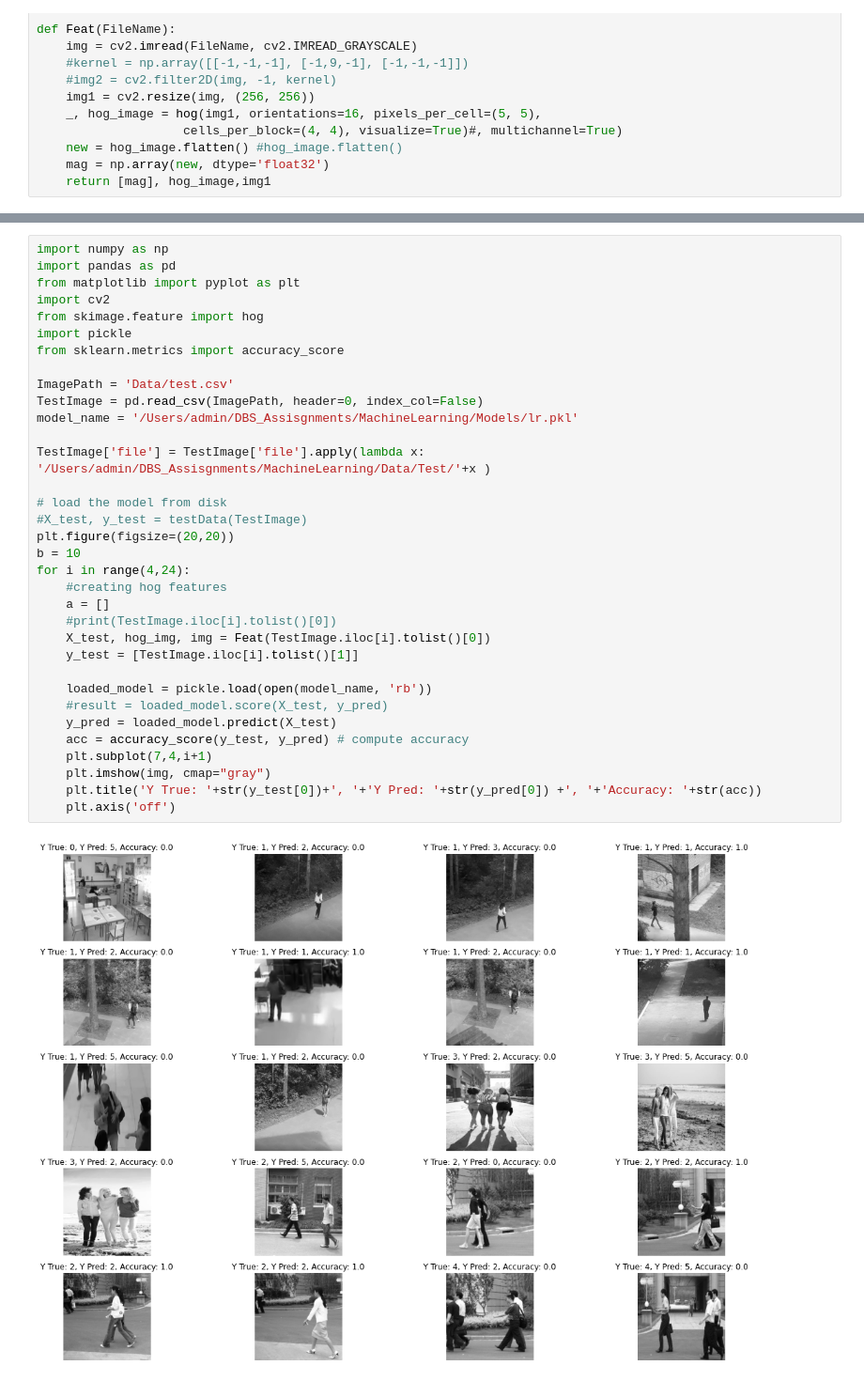
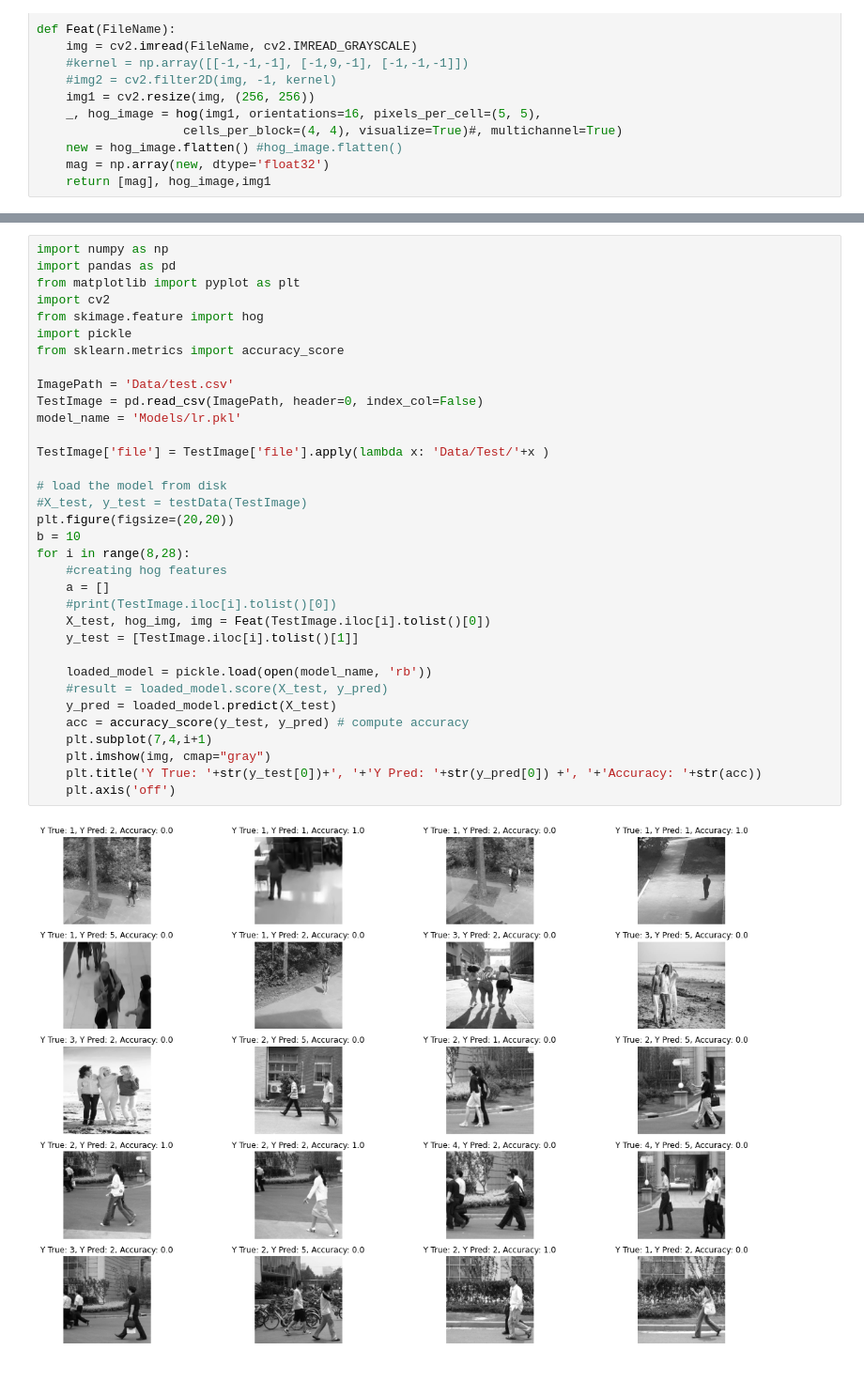
Before and after one commit to divyakumar95/HumanCount, a Jupyter notebook: MachineLearning-CA01.ipynb, the cells around one changed output, grey strips where cells are left out. Shown at 94% size. Drawn from its saved outputs; the diff is of its cells as text.

```diff
--- a/MachineLearning-CA01.ipynb
+++ b/MachineLearning-CA01.ipynb
@@ -443,34 +463,34 @@ import numpy as np
 import pandas as pd
 from matplotlib import pyplot as plt
 import cv2
 from skimage.feature import hog
 import pickle
 from sklearn.metrics import accuracy_score
 
 ImagePath = 'Data/test.csv'
 TestImage = pd.read_csv(ImagePath, header=0, index_col=False)
-model_name = '/Users/admin/DBS_Assisgnments/MachineLearning/Models/lr.pkl'
+model_name = 'Models/lr.pkl'
 
-TestImage['file'] = TestImage['file'].apply(lambda x: '/Users/admin/DBS_Assisgnments/MachineLearning/Data/Test/'+x )
+TestImage['file'] = TestImage['file'].apply(lambda x: 'Data/Test/'+x )
 
 # load the model from disk
 #X_test, y_test = testData(TestImage)
 plt.figure(figsize=(20,20))
 b = 10
-for i in range(4,24):
+for i in range(8,28):
     #creating hog features
     a = []
     #print(TestImage.iloc[i].tolist()[0])
     X_test, hog_img, img = Feat(TestImage.iloc[i].tolist()[0])
     y_test = [TestImage.iloc[i].tolist()[1]]
 
     loaded_model = pickle.load(open(model_name, 'rb'))
     #result = loaded_model.score(X_test, y_pred)
     y_pred = loaded_model.predict(X_test)
     acc = accuracy_score(y_test, y_pred) # compute accuracy
     plt.subplot(7,4,i+1)
     plt.imshow(img, cmap="gray")
     plt.title('Y True: '+str(y_test[0])+', '+'Y Pred: '+str(y_pred[0]) +', '+'Accuracy: '+str(acc))
     plt.axis('off')
 # %% [output]
-[figure, old version]
+[figure, new version]
```
Also changed, not shown: parts of 21 cells of this notebook, 2 other files.
